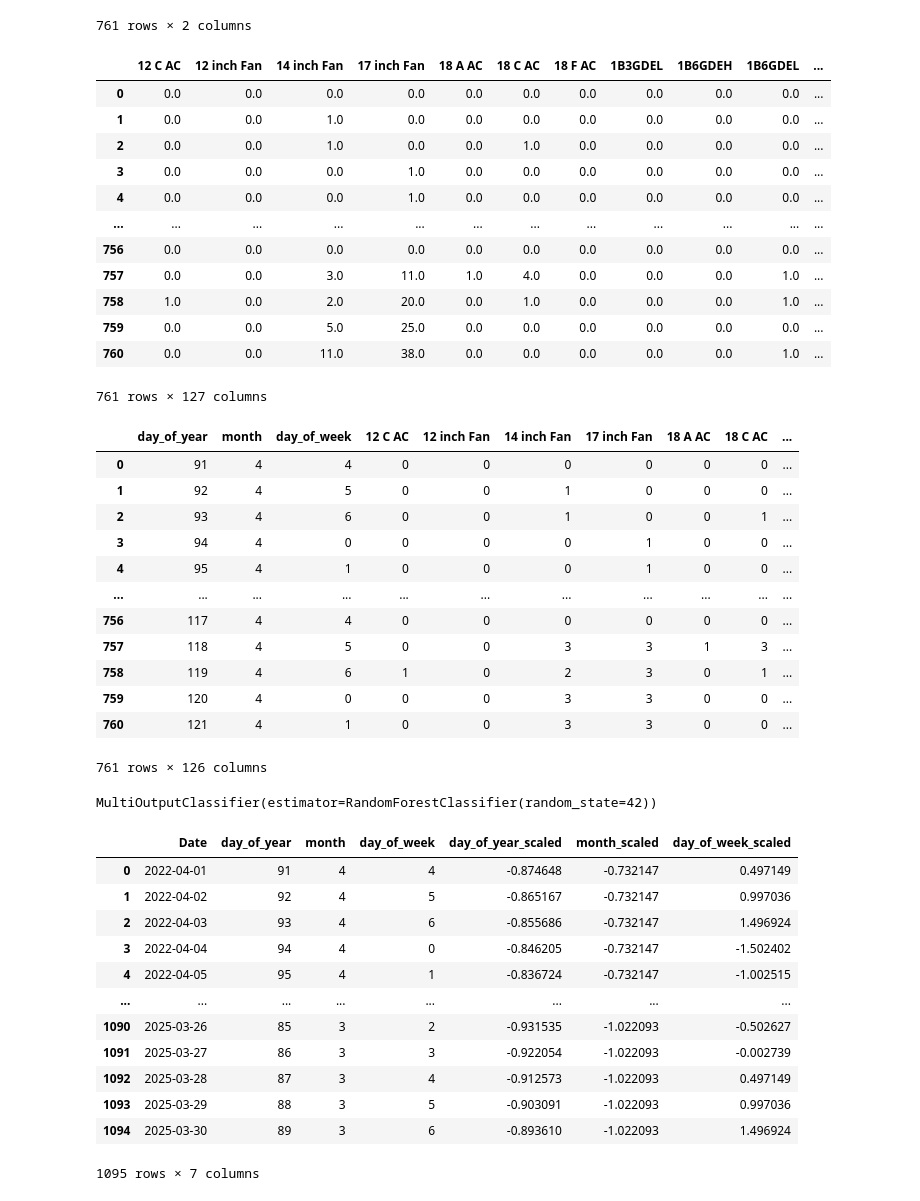
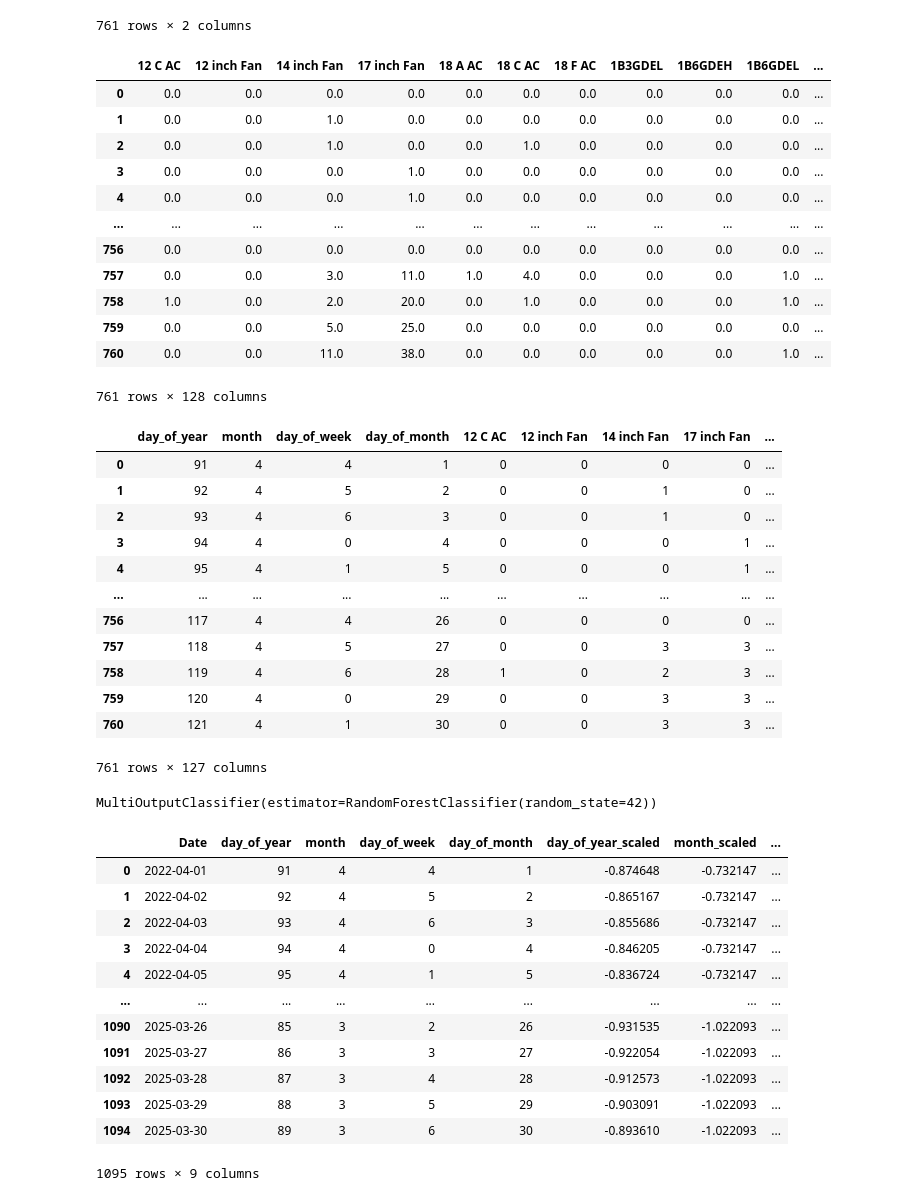
Before and after one commit to IIT-NSTU/Sales-Predictor, a Jupyter notebook: Research Part/Research File.ipynb, the cells around one changed output. Drawn from its saved outputs; the diff is of its cells as text; code cells hidden in the pictures.

```diff
--- a/Research Part/Research File.ipynb
+++ b/Research Part/Research File.ipynb
@@ -57,6 +57,7 @@ data = pd.merge(sales_data_matrix, amount_data, on = 'Date', how = 'inner')
 data['day_of_year'] = data['Date'].dt.dayofyear
 data['month'] = data['Date'].dt.month
 data['day_of_week'] = data['Date'].dt.dayofweek
+data['day_of_month'] = data['Date'].dt.day
 data = data.drop(columns='Date')
 data
 # %% [output]
@@ -72,7 +73,7 @@ data
 | 758 | 1.0 | 0.0 | 2.0 | 20.0 | 0.0 | 1.0 | 0.0 | 0.0 | 0.0 | 1.0 | ... |
 | 759 | 0.0 | 0.0 | 5.0 | 25.0 | 0.0 | 0.0 | 0.0 | 0.0 | 0.0 | 0.0 | ... |
 | 760 | 0.0 | 0.0 | 11.0 | 38.0 | 0.0 | 0.0 | 0.0 | 0.0 | 0.0 | 1.0 | ... |
-761 rows × 127 columns
+761 rows × 128 columns
 # %%
 # products = data.columns.to_list()[:-4]
 # sum = 0
@@ -132,48 +133,48 @@ data
 
 # print(sum)
 # %%
-classification_data = data[['day_of_year', 'month', 'day_of_week']].copy()
+classification_data = data[['day_of_year', 'month', 'day_of_week', 'day_of_month']].copy()
 
 columns_to_concat = []
 
-products = data.columns.to_list()[:-4]
+products = data.columns.to_list()[:-5]
 
 for product in products:
     # Defining conditions here
     conditions = [
         data[product] > 2,
         data[product] == 2,
         data[product] == 1,
         data[product] == 0
     ]
 
     # Defining the corresponding outputs for each condition
     choices = [3, 2, 1, 0]
 
     # Apply np.select and store the result in a separate DataFrame
     classification_column = pd.DataFrame({
         product: np.select(conditions, choices, default=0)
     })
 
     # Append this column to the list of columns to concatenate
     columns_to_concat.append(classification_column)
 
 # Step 3: Concatenate all columns at once
 classification_data = pd.concat([classification_data] + columns_to_concat, axis=1)
 
 classification_data
 # %% [output]
-|  | day_of_year | month | day_of_week | 12 C AC | 12 inch Fan | 14 inch Fan | 17 inch Fan | 18 A AC | 18 C AC | ... |
-| 0 | 91 | 4 | 4 | 0 | 0 | 0 | 0 | 0 | 0 | ... |
-| 1 | 92 | 4 | 5 | 0 | 0 | 1 | 0 | 0 | 0 | ... |
-| 2 | 93 | 4 | 6 | 0 | 0 | 1 | 0 | 0 | 1 | ... |
-| 3 | 94 | 4 | 0 | 0 | 0 | 0 | 1 | 0 | 0 | ... |
-| 4 | 95 | 4 | 1 | 0 | 0 | 0 | 1 | 0 | 0 | ... |
-| ... | ... | ... | ... | ... | ... | ... | ... | ... | ... | ... |
-| 756 | 117 | 4 | 4 | 0 | 0 | 0 | 0 | 0 | 0 | ... |
-| 757 | 118 | 4 | 5 | 0 | 0 | 3 | 3 | 1 | 3 | ... |
-| 758 | 119 | 4 | 6 | 1 | 0 | 2 | 3 | 0 | 1 | ... |
-| 759 | 120 | 4 | 0 | 0 | 0 | 3 | 3 | 0 | 0 | ... |
-| 760 | 121 | 4 | 1 | 0 | 0 | 3 | 3 | 0 | 0 | ... |
+|  | day_of_year | month | day_of_week | day_of_month | 12 C AC | 12 inch Fan | 14 inch Fan | 17 inch Fan | ... |
+| 0 | 91 | 4 | 4 | 1 | 0 | 0 | 0 | 0 | ... |
+| 1 | 92 | 4 | 5 | 2 | 0 | 0 | 1 | 0 | ... |
+| 2 | 93 | 4 | 6 | 3 | 0 | 0 | 1 | 0 | ... |
+| 3 | 94 | 4 | 0 | 4 | 0 | 0 | 0 | 1 | ... |
+| 4 | 95 | 4 | 1 | 5 | 0 | 0 | 0 | 1 | ... |
+| ... | ... | ... | ... | ... | ... | ... | ... | ... | ... |
+| 756 | 117 | 4 | 4 | 26 | 0 | 0 | 0 | 0 | ... |
+| 757 | 118 | 4 | 5 | 27 | 0 | 0 | 3 | 3 | ... |
+| 758 | 119 | 4 | 6 | 28 | 1 | 0 | 2 | 3 | ... |
+| 759 | 120 | 4 | 0 | 29 | 0 | 0 | 3 | 3 | ... |
+| 760 | 121 | 4 | 1 | 30 | 0 | 0 | 3 | 3 | ... |
-761 rows × 126 columns
+761 rows × 127 columns
 # %%
@@ -200,28 +203,29 @@ df = pd.DataFrame({'Date': dates})
 df['day_of_year'] = df['Date'].dt.dayofyear
 df['month'] = df['Date'].dt.month
 df['day_of_week'] = df['Date'].dt.dayofweek  # Monday=0, Sunday=6
+df['day_of_month'] = df['Date'].dt.day
 
 scaler = StandardScaler()
-scaled_features = scaler.fit_transform(df[['day_of_year', 'month', 'day_of_week']])
+scaled_features = scaler.fit_transform(df[['day_of_year', 'month', 'day_of_week', 'day_of_month']])
 
-df_scaled = pd.DataFrame(scaled_features, columns=['day_of_year_scaled', 'month_scaled', 'day_of_week_scaled'])
+df_scaled = pd.DataFrame(scaled_features, columns=['day_of_year_scaled', 'month_scaled', 'day_of_week_scaled', 'day_of_month_scaled'])
 df = pd.concat([df, df_scaled], axis=1)
 
 df
 # %% [output]
-|  | Date | day_of_year | month | day_of_week | day_of_year_scaled | month_scaled | day_of_week_scaled |
-| 0 | 2022-04-01 | 91 | 4 | 4 | -0.874648 | -0.732147 | 0.497149 |
-| 1 | 2022-04-02 | 92 | 4 | 5 | -0.865167 | -0.732147 | 0.997036 |
-| 2 | 2022-04-03 | 93 | 4 | 6 | -0.855686 | -0.732147 | 1.496924 |
-| 3 | 2022-04-04 | 94 | 4 | 0 | -0.846205 | -0.732147 | -1.502402 |
-| 4 | 2022-04-05 | 95 | 4 | 1 | -0.836724 | -0.732147 | -1.002515 |
-| ... | ... | ... | ... | ... | ... | ... | ... |
-| 1090 | 2025-03-26 | 85 | 3 | 2 | -0.931535 | -1.022093 | -0.502627 |
-| 1091 | 2025-03-27 | 86 | 3 | 3 | -0.922054 | -1.022093 | -0.002739 |
-| 1092 | 2025-03-28 | 87 | 3 | 4 | -0.912573 | -1.022093 | 0.497149 |
-| 1093 | 2025-03-29 | 88 | 3 | 5 | -0.903091 | -1.022093 | 0.997036 |
-| 1094 | 2025-03-30 | 89 | 3 | 6 | -0.893610 | -1.022093 | 1.496924 |
+|  | Date | day_of_year | month | day_of_week | day_of_month | day_of_year_scaled | month_scaled | ... |
+| 0 | 2022-04-01 | 91 | 4 | 4 | 1 | -0.874648 | -0.732147 | ... |
+| 1 | 2022-04-02 | 92 | 4 | 5 | 2 | -0.865167 | -0.732147 | ... |
+| 2 | 2022-04-03 | 93 | 4 | 6 | 3 | -0.855686 | -0.732147 | ... |
+| 3 | 2022-04-04 | 94 | 4 | 0 | 4 | -0.846205 | -0.732147 | ... |
+| 4 | 2022-04-05 | 95 | 4 | 1 | 5 | -0.836724 | -0.732147 | ... |
+| ... | ... | ... | ... | ... | ... | ... | ... | ... |
+| 1090 | 2025-03-26 | 85 | 3 | 2 | 26 | -0.931535 | -1.022093 | ... |
+| 1091 | 2025-03-27 | 86 | 3 | 3 | 27 | -0.922054 | -1.022093 | ... |
+| 1092 | 2025-03-28 | 87 | 3 | 4 | 28 | -0.912573 | -1.022093 | ... |
+| 1093 | 2025-03-29 | 88 | 3 | 5 | 29 | -0.903091 | -1.022093 | ... |
+| 1094 | 2025-03-30 | 89 | 3 | 6 | 30 | -0.893610 | -1.022093 | ... |
-1095 rows × 7 columns
+1095 rows × 9 columns
 # %%
 # y_train_pred = clf.predict(X_train)
 
```
Also changed, not shown: parts of 5 cells of this notebook, 1 other file.
